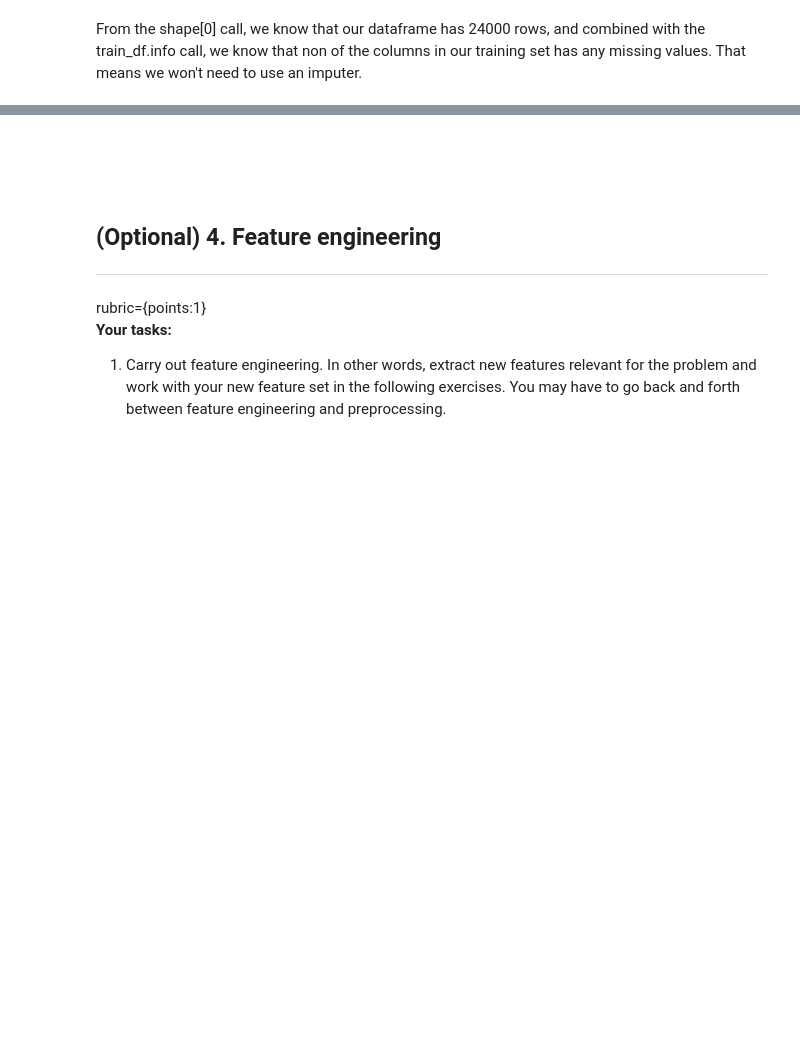
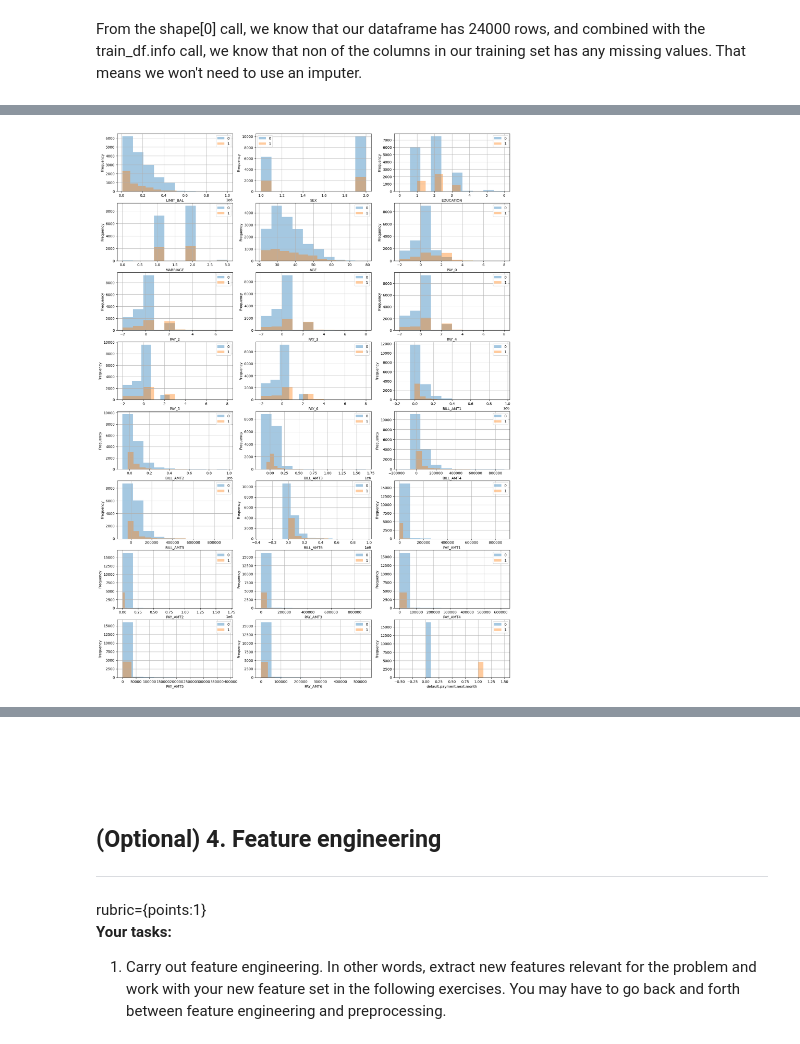
Before and after one commit to BradPeng/cpsc330-2023s, a Jupyter notebook: hw/hw5/hw5.ipynb, the cells around one changed output, grey strips where cells are left out. Drawn from its saved outputs; the diff is of its cells as text; code cells hidden in the pictures; blank space fills up the shorter version.

Commit message:
hw5: Add charts to question 3

```diff
--- a/hw/hw5/hw5.ipynb
+++ b/hw/hw5/hw5.ipynb
@@ -262,0 +256,13 @@ Looking at the counts of 1s versus 0s in our "default.payment.next.month" column
+# %%
+# from https://stackoverflow.com/questions/29530355/plotting-multiple-histograms-in-grid
+fig=plt.figure()
+fig.set_figheight(35)
+fig.set_figwidth(20)
+for i, var_name in enumerate(train_df.columns):
+    ax=fig.add_subplot(10,3,i+1)
+    train_df.groupby("default.payment.next.month")[var_name].hist(bins=10, ax=ax, alpha = 0.4, legend=True)
+    ax.set_ylabel("Frequency")
+    ax.set_xlabel(var_name)
+plt.show()
+# %% [output]
+[figure, added]
```
Also changed, not shown: parts of 14 cells of this notebook, 1 other file.
